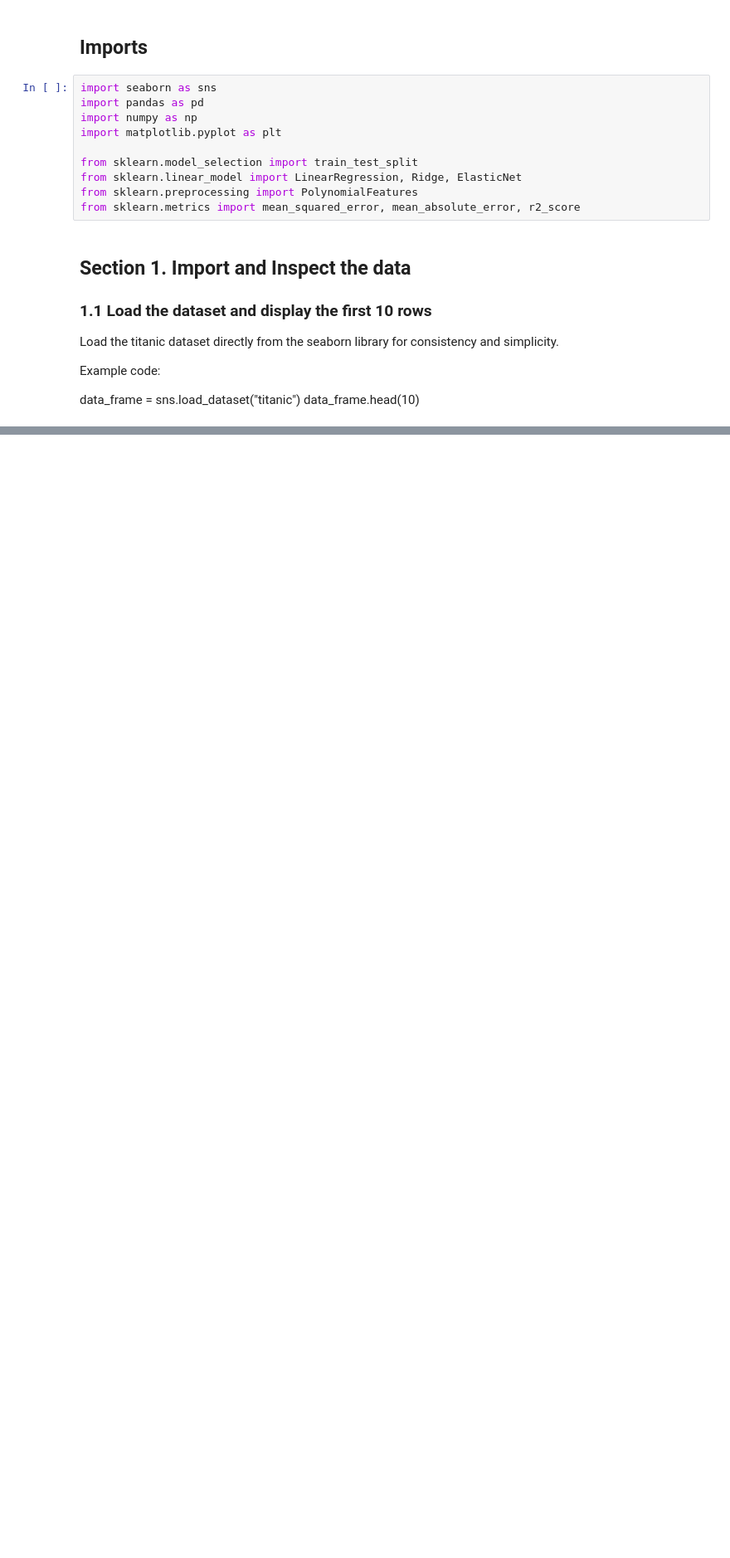
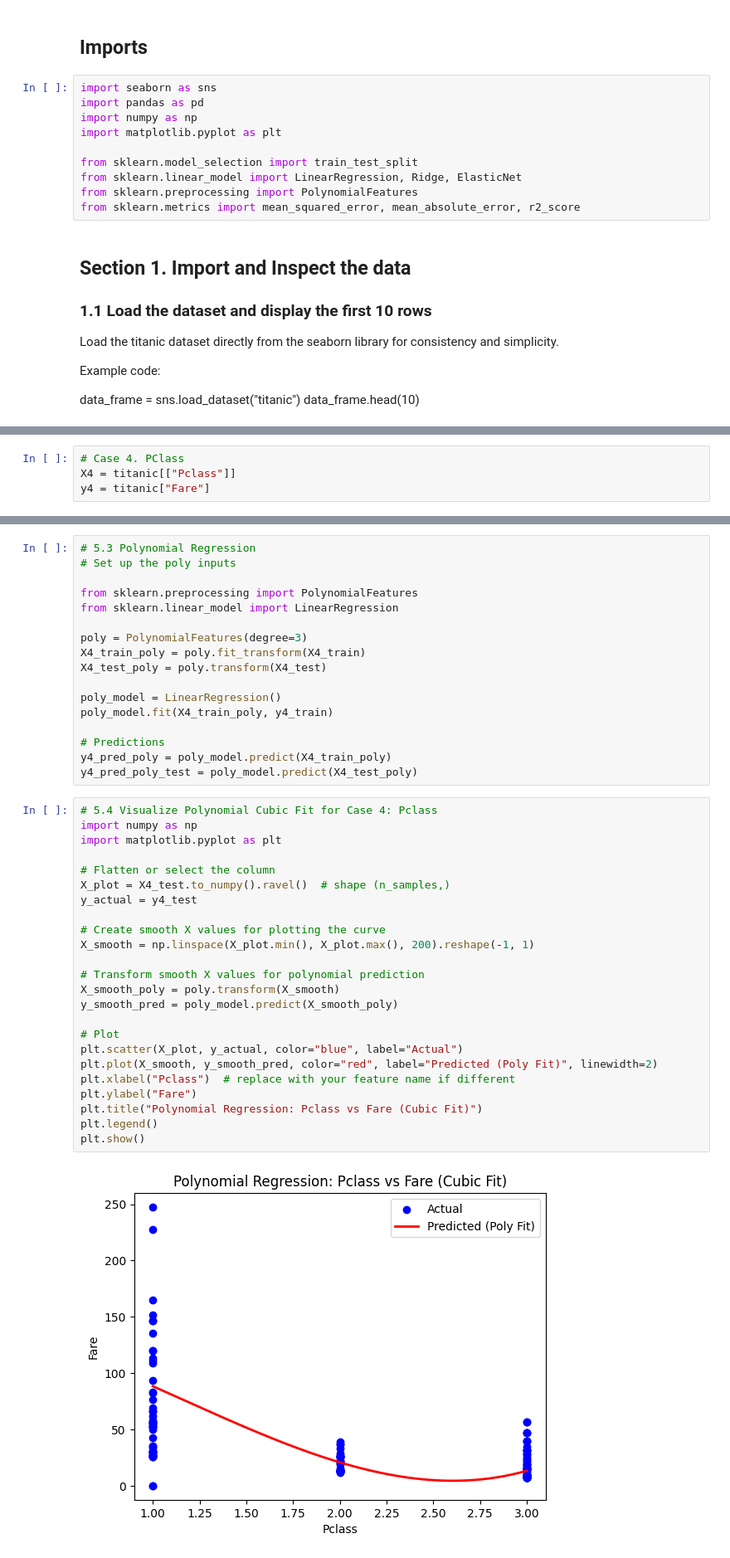
Before and after one commit to bfuemmeler/applied-ml-fuemmeler, a Jupyter notebook: notebooks/project04/ml04_fuemmeler.ipynb, the cells around one changed output, grey strips where cells are left out. Shown at 83% size. Cells and saved outputs as stored; diff of their text form; blank space fills up the shorter version.

```diff
--- a/notebooks/project04/ml04_fuemmeler.ipynb
+++ b/notebooks/project04/ml04_fuemmeler.ipynb
@@ -50,0 +83,4 @@ titanic["family_size"] = titanic["sibsp"] + titanic["parch"] + 1
+# %%
+# Case 4. PClass
+X4 = titanic[["Pclass"]]
+y4 = titanic["Fare"]
@@ -50,0 +241,43 @@ titanic["family_size"] = titanic["sibsp"] + titanic["parch"] + 1
+# %%
+# 5.3 Polynomial Regression
+# Set up the poly inputs
+
+from sklearn.preprocessing import PolynomialFeatures
+from sklearn.linear_model import LinearRegression
+
+poly = PolynomialFeatures(degree=3)
+X4_train_poly = poly.fit_transform(X4_train)
+X4_test_poly = poly.transform(X4_test)
+
+poly_model = LinearRegression()
+poly_model.fit(X4_train_poly, y4_train)
+
+# Predictions
+y4_pred_poly = poly_model.predict(X4_train_poly)
+y4_pred_poly_test = poly_model.predict(X4_test_poly)
+# %%
+# 5.4 Visualize Polynomial Cubic Fit for Case 4: Pclass
+import numpy as np
+import matplotlib.pyplot as plt
+
+# Flatten or select the column
+X_plot = X4_test.to_numpy().ravel()  # shape (n_samples,)
+y_actual = y4_test
+
+# Create smooth X values for plotting the curve
+X_smooth = np.linspace(X_plot.min(), X_plot.max(), 200).reshape(-1, 1)
+
+# Transform smooth X values for polynomial prediction
+X_smooth_poly = poly.transform(X_smooth)
+y_smooth_pred = poly_model.predict(X_smooth_poly)
+
+# Plot
+plt.scatter(X_plot, y_actual, color="blue", label="Actual")
+plt.plot(X_smooth, y_smooth_pred, color="red", label="Predicted (Poly Fit)", linewidth=2)
+plt.xlabel("Pclass")  # replace with your feature name if different
+plt.ylabel("Fare")
+plt.title("Polynomial Regression: Pclass vs Fare (Cubic Fit)")
+plt.legend()
+plt.show()
+# %% [output]
+[figure, added]
```
Also changed, not shown: parts of 29 cells of this notebook, 1 other file.
